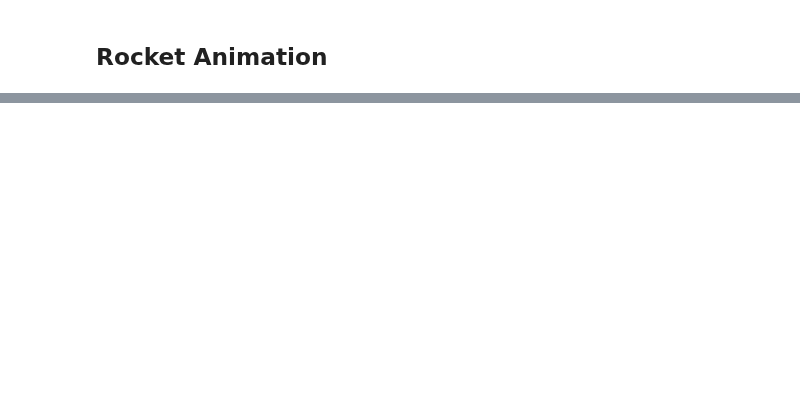
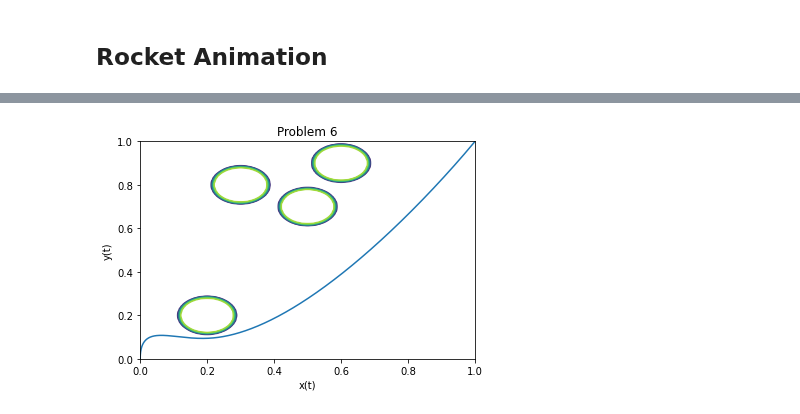
Before and after one commit to zaccmeyer/2020Crime, a Jupyter notebook: winter2024/rocket_animation.ipynb, the cells around one changed output, grey strips where cells are left out. Saved outputs shown, nothing was run; the diff lists cells and outputs as text; code cells hidden in the pictures; blank space fills up the shorter version.

```diff
--- a/winter2024/rocket_animation.ipynb
+++ b/winter2024/rocket_animation.ipynb
@@ -54,3 +244,98 @@ ani.save('animation1.mp4')
 <video src="animation1.mp4" controls>
 # %% [markdown]
 <video src="animation1.mp4" controls>
+# %%
+
+'''
+Find the optimal path for the fixed time horizon problem
+'''
+t0 = 0
+tf = 1
+W = 100000
+r = (.007,.007)
+c1 = (.2,.2)
+c2 = (.6,.9)
+c3 = (.3,.8)
+c4 = (.5,.7)
+
+# C = 10
+# c_x = 0.5
+# c_y = .5
+# r = 1/3
+
+
+def ode(t, y_val): #define the ode systen
+    x, y, xp, yp, p0, p1, p2, p3 = y_val
+    # print(np.shape(x))
+    # print(np.shape(p))
+    zeros = np.zeros_like(x)
+    new_p0 = obstacle_dx(x,y,W,r,c1) + obstacle_dx(x,y,W,r,c2) + obstacle_dx(x,y,W,r,c3) + obstacle_dx(x,y,W,r,c4)
+    new_p1 =  obstacle_dy(x,y,W,r,c1) + obstacle_dy(x,y,W,r,c2) + obstacle_dy(x,y,W,r,c3) + obstacle_dy(x,y,W,r,c4)
+    return np.array([xp, yp, p2, p3, new_p0,new_p1, -p0, -p1])
+
+def bc(ya,yb):
+# ya are the initial values
+# yb are the final values
+    return np.array([ya[0],ya[1],ya[2],ya[3]-2,yb[0]-1,yb[1]-1,yb[2],yb[3]])
+
+
+t_steps = 200 #set the time steps and linsapces
+t = np.linspace(t0,tf,t_steps)
+x = np.linspace(0,1,t_steps)
+y = np.linspace(0,1,t_steps)
+X,Y = np.meshgrid(x,y)
+Z1 = obstacle(X,Y,W,r,c1) #find Z
+Z2 = obstacle(X,Y,W,r,c2) #find Z
+Z3 = obstacle(X,Y,W,r,c3)
+Z4 = obstacle(X,Y,W,r,c4)
+# element 4: the initial guess.
+y0 = np.ones((8,t_steps))*3
+# Solve the system.
+sol = solve_bvp(ode, bc, t, y0,max_nodes=30000)
+
+#plot the solutions and label everything
+plt.plot(sol.y[0], sol.y[1])
+plt.contour(X,Y,Z1)
+plt.contour(X,Y,Z2)
+plt.contour(X,Y,Z3)
+plt.contour(X,Y,Z4)
+plt.xlabel('x(t)')
+plt.ylabel('y(t)')
+plt.title('Problem 6')
+plt.show()
+#set the intial conditions and yo
+# t_steps = 200
+# # t = np.linspace(t0,tf,t_steps)
+# # x = np.linspace(0,1,t_steps)
+
+# y0 = np.ones((8,t_steps))
+# # p0 = np.array([1,1])
+# # Solve the system.
+
+# sol = solve_bvp(ode, bc, t, y0,max_nodes=50000)
+# t_steps = 200 #set the time steps and linsapces
+# t = np.linspace(t0,tf,t_steps)
+# x = np.linspace(t0,1,t_steps)
+# y = np.linspace(t0,1,t_steps)
+# X,Y = np.meshgrid(x,y)
+# Z = obstacle(X,Y,W,r) #find Z
+# # element 4: the initial guess.
+# y0 = np.ones((8,t_steps))*3
+# # Solve the system.
+# sol = solve_bvp(ode, bc, t, y0,max_nodes=30000)
+
+# #plot the solutions and label everything
+# plt.plot(sol.y[0], sol.y[1])
+# plt.contour(X,Y,Z)
+# plt.xlabel('x(t)')
+# plt.ylabel('y(t)')
+# plt.title('Problem 2')
+# plt.show()
+
+# plt.plot(sol.x, 5/(4*np.pi)*sol.y[3])
+# plt.xlabel('t')
+# plt.ylabel('u(t)')
+# plt.title('Problem 1')
+# plt.show()
+# %% [output]
+[figure, added]
```
Also changed, not shown: parts of 8 cells of this notebook, 4 other files.
